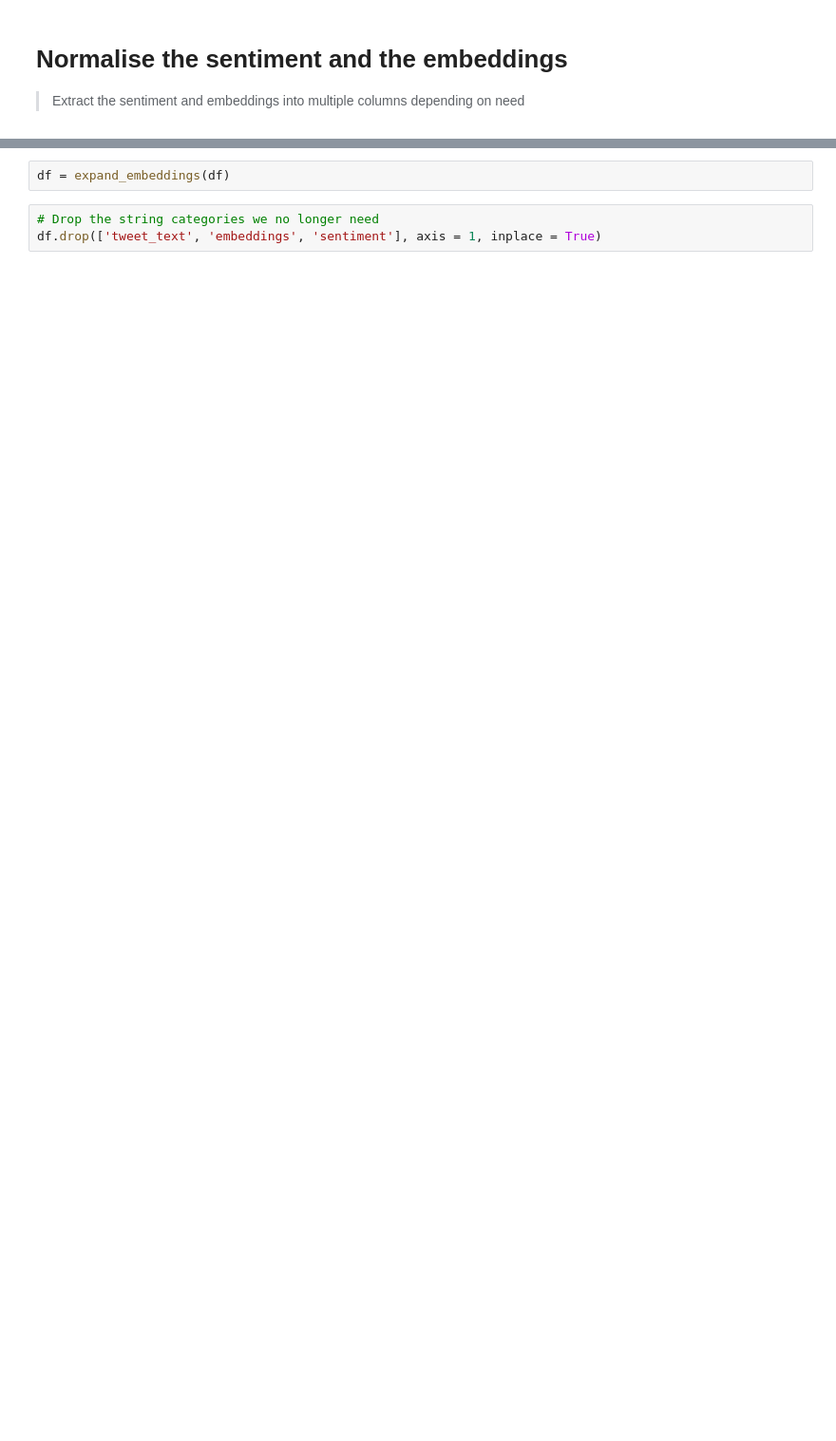
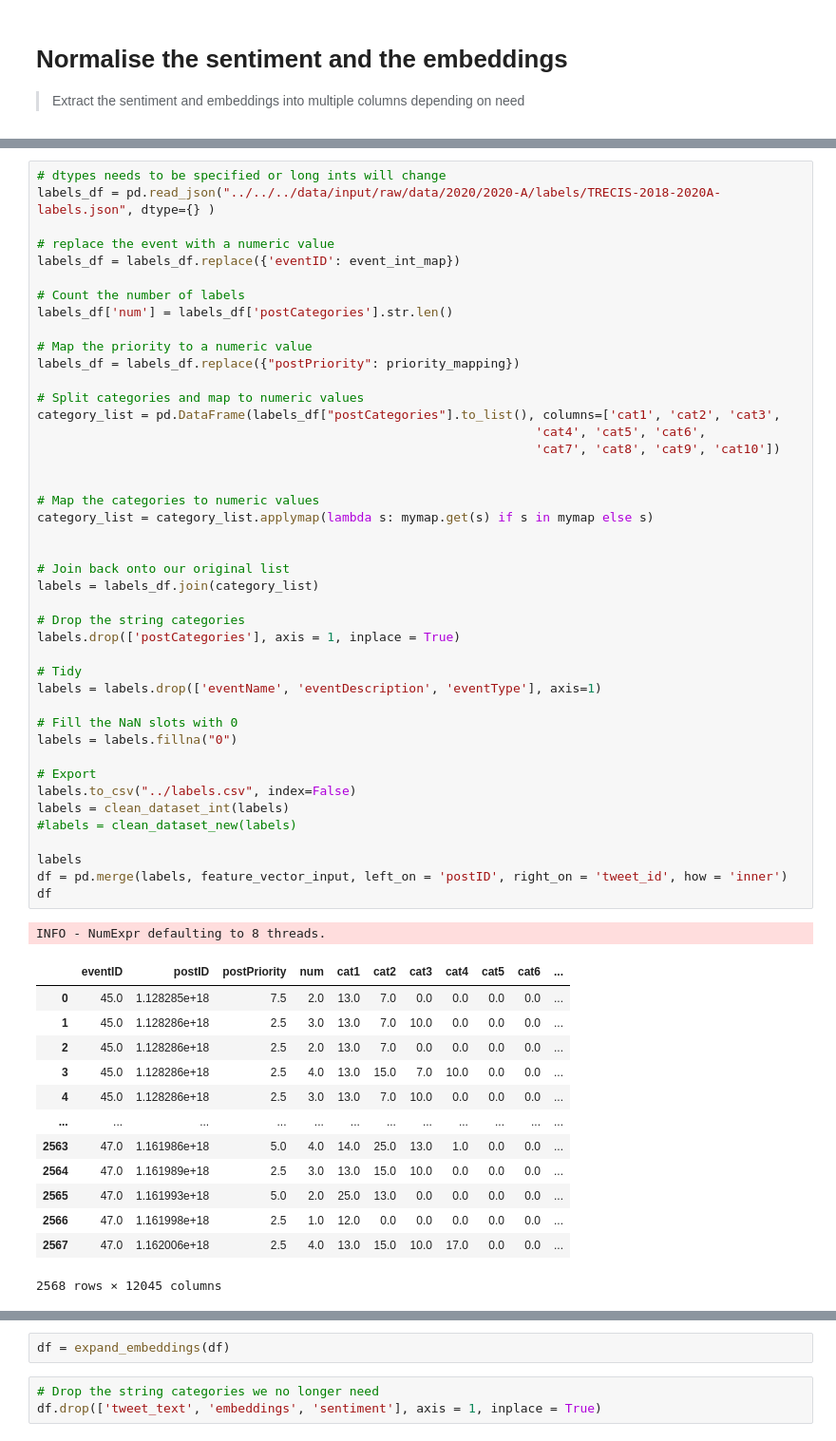
Before and after one commit to glasgowm148/Calamity, a Jupyter notebook: src/jupyter/1-notebooks/API.ipynb, the cells around one changed output, grey strips where cells are left out. Shown at 95% size. Saved outputs shown, nothing was run; the diff lists cells and outputs as text; blank space fills up the shorter version.

```diff
--- a/src/jupyter/1-notebooks/API.ipynb
+++ b/src/jupyter/1-notebooks/API.ipynb
@@ -241,2 +254,60 @@ df
+# %%
+# dtypes needs to be specified or long ints will change
+labels_df = pd.read_json("../../../data/input/raw/data/2020/2020-A/labels/TRECIS-2018-2020A-labels.json", dtype={} )
+
+# replace the event with a numeric value
+labels_df = labels_df.replace({'eventID': event_int_map})
+
+# Count the number of labels
+labels_df['num'] = labels_df['postCategories'].str.len()
+
+# Map the priority to a numeric value
+labels_df = labels_df.replace({"postPriority": priority_mapping})
+
+# Split categories and map to numeric values
+category_list = pd.DataFrame(labels_df["postCategories"].to_list(), columns=['cat1', 'cat2', 'cat3',
+                                                                   'cat4', 'cat5', 'cat6',
+                                                                   'cat7', 'cat8', 'cat9', 'cat10'])
+
+
+# Map the categories to numeric values
+category_list = category_list.applymap(lambda s: mymap.get(s) if s in mymap else s)
+
+
+# Join back onto our original list
+labels = labels_df.join(category_list)
+
+# Drop the string categories
+labels.drop(['postCategories'], axis = 1, inplace = True)
+
+# Tidy
+labels = labels.drop(['eventName', 'eventDescription', 'eventType'], axis=1)
+
+# Fill the NaN slots with 0
+labels = labels.fillna("0")
+
+# Export
+labels.to_csv("../labels.csv", index=False)
+labels = clean_dataset_int(labels)
+#labels = clean_dataset_new(labels)
+
+labels
+df = pd.merge(labels, feature_vector_input, left_on = 'postID', right_on = 'tweet_id', how = 'inner')
+df
+# %% [output]
+INFO - NumExpr defaulting to 8 threads.
+|  | eventID | postID | postPriority | num | cat1 | cat2 | cat3 | cat4 | cat5 | cat6 | ... |
+| 0 | 45.0 | 1.128285e+18 | 7.5 | 2.0 | 13.0 | 7.0 | 0.0 | 0.0 | 0.0 | 0.0 | ... |
+| 1 | 45.0 | 1.128286e+18 | 2.5 | 3.0 | 13.0 | 7.0 | 10.0 | 0.0 | 0.0 | 0.0 | ... |
+| 2 | 45.0 | 1.128286e+18 | 2.5 | 2.0 | 13.0 | 7.0 | 0.0 | 0.0 | 0.0 | 0.0 | ... |
+| 3 | 45.0 | 1.128286e+18 | 2.5 | 4.0 | 13.0 | 15.0 | 7.0 | 10.0 | 0.0 | 0.0 | ... |
+| 4 | 45.0 | 1.128286e+18 | 2.5 | 3.0 | 13.0 | 7.0 | 10.0 | 0.0 | 0.0 | 0.0 | ... |
+| ... | ... | ... | ... | ... | ... | ... | ... | ... | ... | ... | ... |
+| 2563 | 47.0 | 1.161986e+18 | 5.0 | 4.0 | 14.0 | 25.0 | 13.0 | 1.0 | 0.0 | 0.0 | ... |
+| 2564 | 47.0 | 1.161989e+18 | 2.5 | 3.0 | 13.0 | 15.0 | 10.0 | 0.0 | 0.0 | 0.0 | ... |
+| 2565 | 47.0 | 1.161993e+18 | 5.0 | 2.0 | 25.0 | 13.0 | 0.0 | 0.0 | 0.0 | 0.0 | ... |
+| 2566 | 47.0 | 1.161998e+18 | 2.5 | 1.0 | 12.0 | 0.0 | 0.0 | 0.0 | 0.0 | 0.0 | ... |
+| 2567 | 47.0 | 1.162006e+18 | 2.5 | 4.0 | 13.0 | 15.0 | 10.0 | 17.0 | 0.0 | 0.0 | ... |
+2568 rows × 12045 columns
 # %%
 df = expand_sentiment(df)
```
Also changed, not shown: parts of 20 cells of this notebook, 26 other files.
